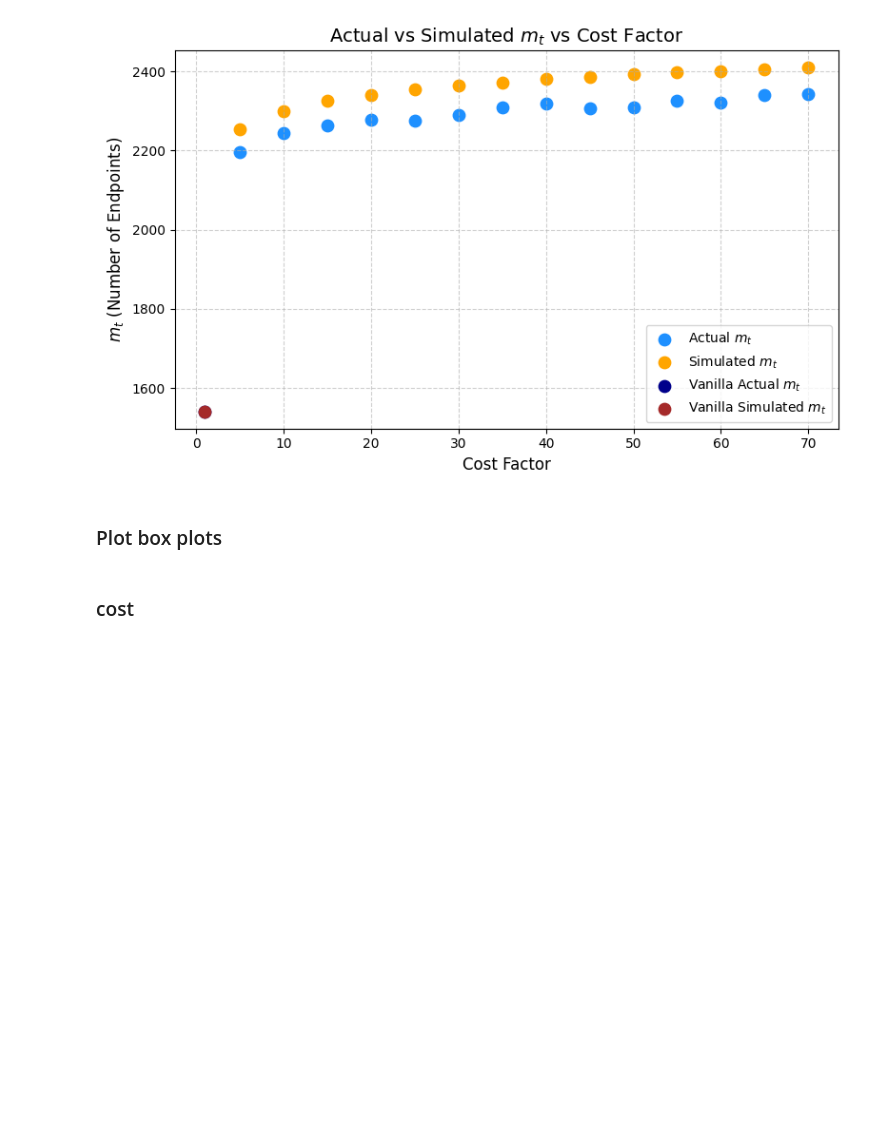
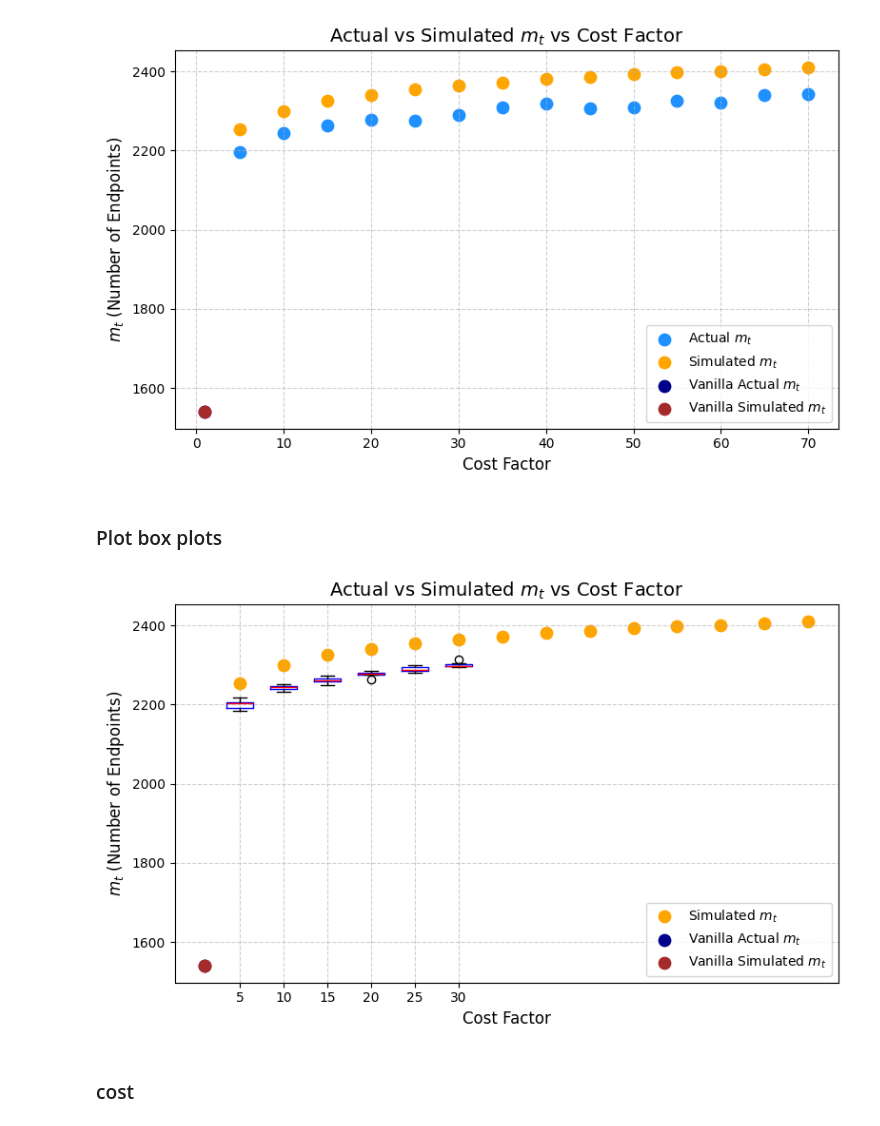
Before and after one commit to mahfuzahf/cherry-picking-reduction-functions, a Jupyter notebook: plots/higher_costs/N_16/constructing_table/plotting.ipynb, the cells around one changed output. Drawn from its saved outputs; the diff is of its cells as text; code cells hidden in the pictures; blank space fills up the shorter version.

Commit message:
our box plots are looking a bit weird.

```diff
--- a/plots/higher_costs/N_16/constructing_table/plotting.ipynb
+++ b/plots/higher_costs/N_16/constructing_table/plotting.ipynb
@@ -6,7 +6,7 @@ import pandas as pd
 import pickle
 # %%
 # cost facots from 5 to 100 in steps of 5
-cost_factors = list(range(5, 71, 5))
+cost_factors = list(range(5, 31, 5))
 N = 2**16
 
 # import building table data
@@ -43,18 +43,47 @@ plt.show()
 # %%
 # we have simulateed data, now we need to get the actual data from the different runs
 # thenn plot a box plot for each cost factor showing the distribution of actual mt values
 # all 10 samples are in the csv file
 # we can just read them in and plot them
 
 sample_size = 10  # number of samples per cost factor
 
+# make the figure
+plt.figure(figsize=(8, 5))
 
 data = []
 for cost_factor in cost_factors:
     # open the csv file
+    df_samples = pd.read_csv(f'constructed_tables/different_sp/building_table_results_cost_{cost_factor}.csv')
 
-    mt_values = df_building[df_building["cost_factor"] == cost_factor]["actual_mt"].values
+    mt_values = df_samples["actual_mt"].values
+
+    # plot a box plot for this cost factor
+    plt.boxplot(mt_values, positions=[cost_factor], widths=3, boxprops=dict(color="blue"), medianprops=dict(color="red"))
+
+    # store the data for later use
     data.append(mt_values)
+
+# plot scatter points for simulated mt
+plt.scatter(df_building["cost_factor"], df_building["simulated_mt"], color="orange", marker="o", s=80, label="Simulated $m_t$")
+
+# plot scatter for vanilla - should make this a box plot too
+plt.scatter(1, 1541, color="darkblue", marker="o", s=80, label="Vanilla Actual $m_t$")
+plt.scatter(1, 1541, color="brown", marker="o", s=80, label="Vanilla Simulated $m_t$")
+
+
+# Add labels and title
+plt.title("Actual vs Simulated $m_t$ vs Cost Factor", fontsize=14)
+plt.xlabel("Cost Factor", fontsize=12)
+plt.ylabel("$m_t$ (Number of Endpoints)", fontsize=12)
+
+plt.grid(True, linestyle="--", alpha=0.6)
+plt.legend()
+plt.tight_layout()
+
+plt.show()
+# %% [output]
+[figure, added]
 # %% [markdown]
 ### cost
 # %%
```
Also changed, not shown: parts of 1 cell of this notebook.
